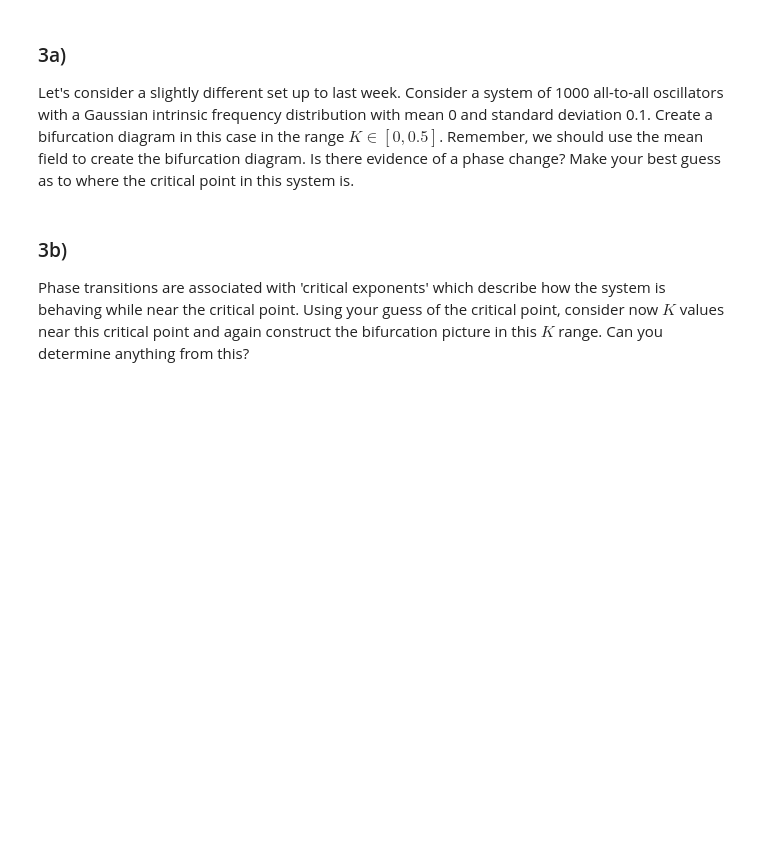
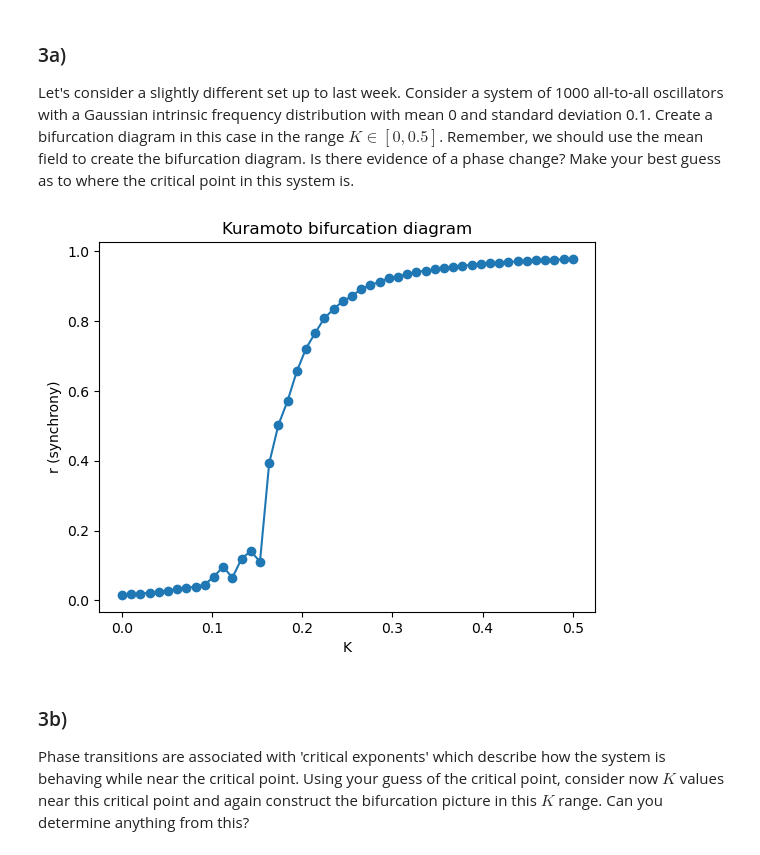
Before and after one commit to maxxokk/Labs, a Jupyter notebook: Lab 3 Questions PHYS3888.ipynb, the cells around one changed output. Drawn from its saved outputs; the diff is of its cells as text; code cells hidden in the pictures; blank space fills up the shorter version.

```diff
--- a/Lab 3 Questions PHYS3888.ipynb
+++ b/Lab 3 Questions PHYS3888.ipynb
@@ -305,6 +305,36 @@ In last week's lab we saw a hint of a phase change occuring with our system of K
 # %% [markdown]
 ### 3a)
 Let's consider a slightly different set up to last week.  Consider a system of 1000 all-to-all oscillators with a Gaussian intrinsic frequency distribution with mean 0 and standard deviation 0.1.  Create a bifurcation diagram in this case in the range $K\in[0,0.5]$.  Remember, we should use the mean field to create the bifurcation diagram.  Is there evidence of a phase change?  Make your best guess as to where the critical point in this system is.
+# %%
+N = 1000
+omega = np.random.normal(0, 0.1, N)   # Gaussian distribution
+dt = 0.05
+T = 1000
+steps = int(T/dt)
+theta0 = np.random.uniform(0, 2*np.pi, N)
+
+def kuramoto(K, omega, theta0):
+    theta = theta0.copy()
+    for _ in range(steps):
+        # compute order parameter
+        r = np.abs(np.mean(np.exp(1j*theta)))
+        psi = np.angle(np.mean(np.exp(1j*theta)))
+        # update theta
+        theta += dt * (omega + K * r * np.sin(psi - theta))
+    return np.abs(np.mean(np.exp(1j*theta)))  # final r
+
+# sweep K
+K_vals = np.linspace(0, 0.5, 50)
+r_vals = [kuramoto(K, omega, theta0) for K in K_vals]
+
+# plot bifurcation diagram
+plt.plot(K_vals, r_vals, 'o-')
+plt.xlabel("K")
+plt.ylabel("r (synchrony)")
+plt.title("Kuramoto bifurcation diagram")
+plt.show()
+# %% [output]
+[figure, added]
 # %% [markdown]
 ### 3b)
 Phase transitions are associated with 'critical exponents' which describe how the system is behaving while near the critical point.  Using your guess of the critical point, consider now $K$ values near this critical point and again construct the bifurcation picture in this $K$ range.  Can you determine anything from this?
```
